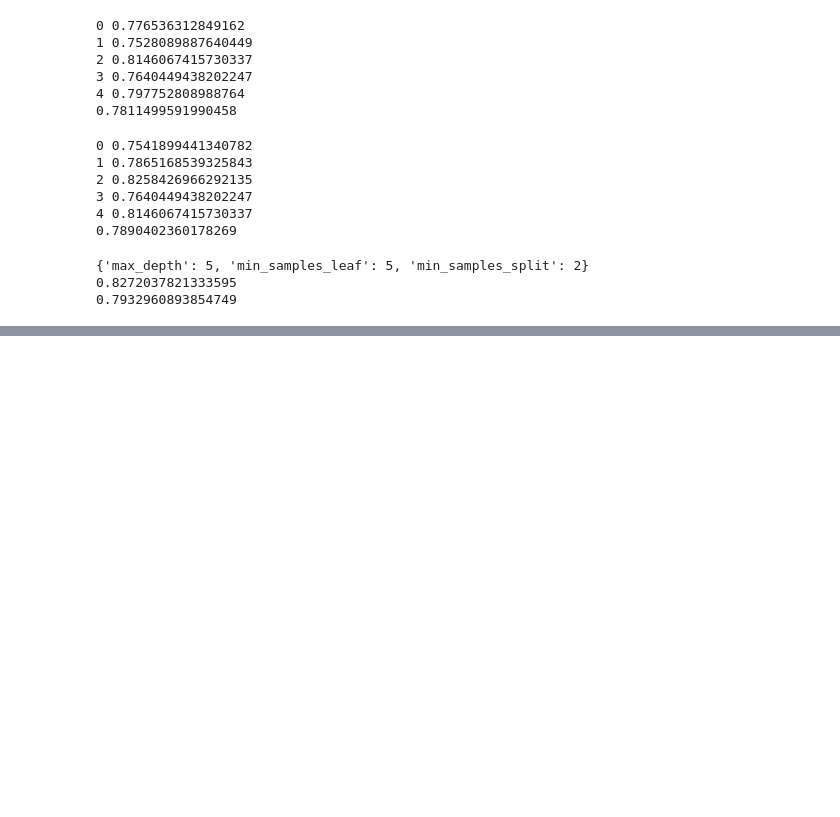
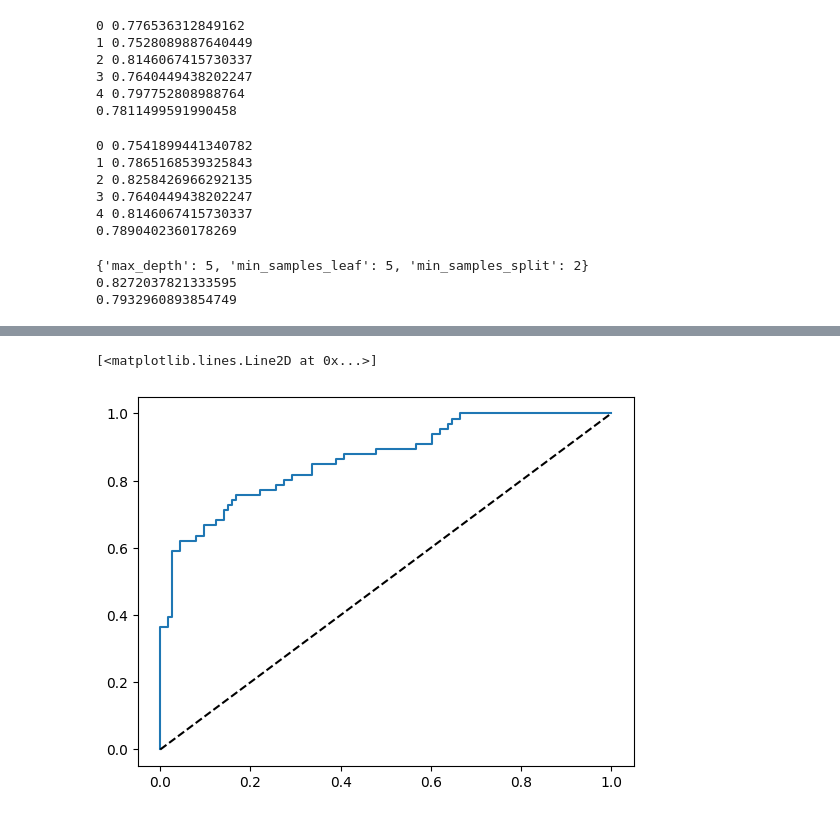
Before and after one commit to Jangmiws/lecture, a Jupyter notebook: lec_prac.ipynb, the cells around one changed output, grey strips where cells are left out. Saved outputs shown, nothing was run; the diff lists cells and outputs as text; code cells hidden in the pictures; blank space fills up the shorter version.

```diff
--- a/lec_prac.ipynb
+++ b/lec_prac.ipynb
@@ -1881,0 +2169,9 @@ print(accuracy)
+# %%
+from sklearn.metrics import roc_curve
+
+fprs, tprs, ths = roc_curve(y_test, pr)
+plt.plot(fprs, tprs)
+plt.plot([0, 1], [0, 1], 'k--')
+# %% [output]
+[<matplotlib.lines.Line2D at 0x...>]
+[figure, added]
```
Also changed, not shown: parts of 67 cells of this notebook.
